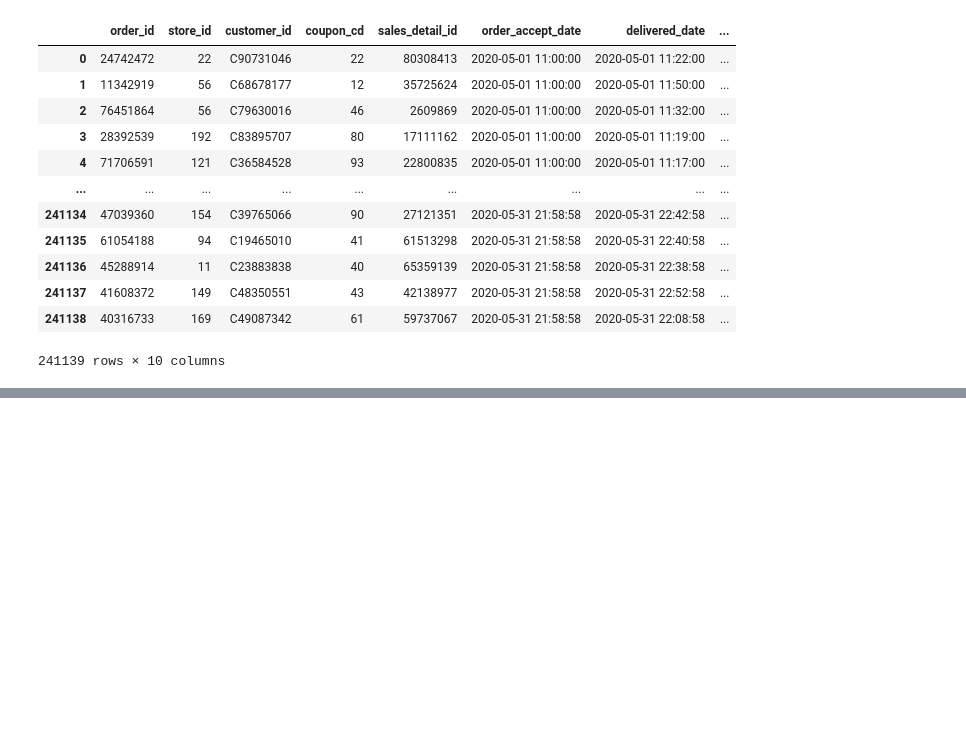
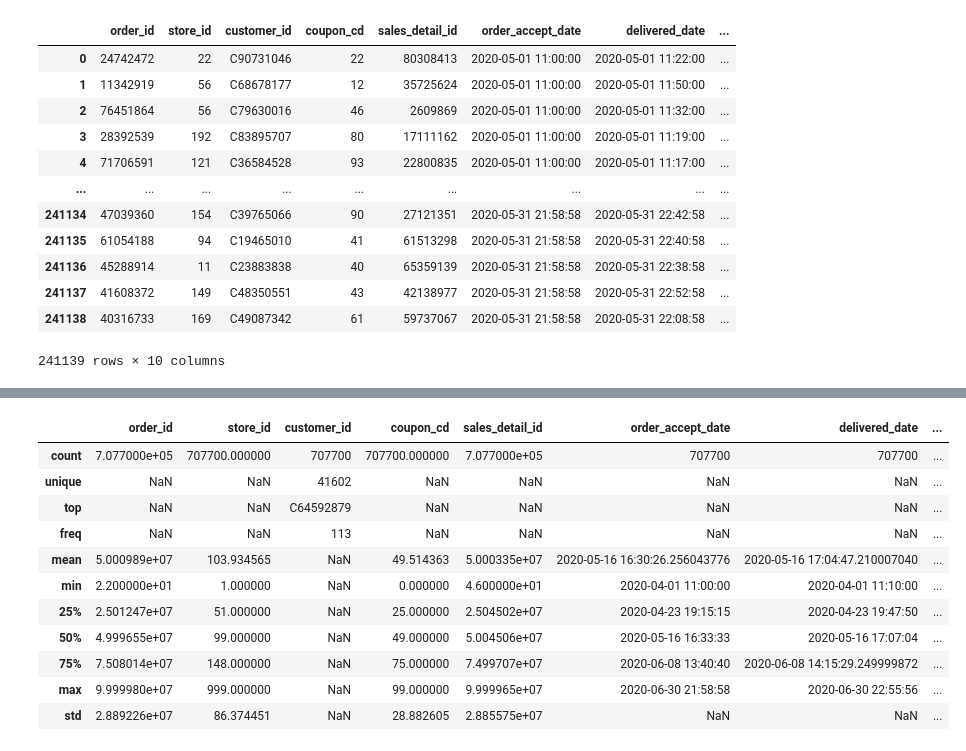
Before and after one commit to CHU1PC/data_analytics_100knock, a Jupyter notebook: MLSys_100Knocks/本章/1章/1.ipynb, the cells around one changed output, grey strips where cells are left out. Cells and saved outputs as stored; diff of their text form; code cells hidden in the pictures; blank space fills up the shorter version.

```diff
--- a/MLSys_100Knocks/本章/1章/1.ipynb
+++ b/MLSys_100Knocks/本章/1章/1.ipynb
@@ -67,0 +140,4 @@ order_all = pd.concat([tbl_order_4, tbl_order_5], ignore_index=True)
+# %%
+order_all["order_accept_date"] = pd.to_datetime(order_all["order_accept_date"])
+order_all["delivered_date"] = pd.to_datetime(order_all["delivered_date"])
+order_all[["order_accept_date", "delivered_date"]].describe()
@@ -67,0 +153,15 @@ order_all = pd.concat([tbl_order_4, tbl_order_5], ignore_index=True)
+# %%
+order_all.describe(include="all")
+# %% [output]
+|  | order_id | store_id | customer_id | coupon_cd | sales_detail_id | order_accept_date | delivered_date | ... |
+| count | 7.077000e+05 | 707700.000000 | 707700 | 707700.000000 | 7.077000e+05 | 707700 | 707700 | ... |
+| unique | NaN | NaN | 41602 | NaN | NaN | NaN | NaN | ... |
+| top | NaN | NaN | C64592879 | NaN | NaN | NaN | NaN | ... |
+| freq | NaN | NaN | 113 | NaN | NaN | NaN | NaN | ... |
+| mean | 5.000989e+07 | 103.934565 | NaN | 49.514363 | 5.000335e+07 | 2020-05-16 16:30:26.256043776 | 2020-05-16 17:04:47.210007040 | ... |
+| min | 2.200000e+01 | 1.000000 | NaN | 0.000000 | 4.600000e+01 | 2020-04-01 11:00:00 | 2020-04-01 11:10:00 | ... |
+| 25% | 2.501247e+07 | 51.000000 | NaN | 25.000000 | 2.504502e+07 | 2020-04-23 19:15:15 | 2020-04-23 19:47:50 | ... |
+| 50% | 4.999655e+07 | 99.000000 | NaN | 49.000000 | 5.004506e+07 | 2020-05-16 16:33:33 | 2020-05-16 17:07:04 | ... |
+| 75% | 7.508014e+07 | 148.000000 | NaN | 75.000000 | 7.499707e+07 | 2020-06-08 13:40:40 | 2020-06-08 14:15:29.249999872 | ... |
+| max | 9.999980e+07 | 999.000000 | NaN | 99.000000 | 9.999965e+07 | 2020-06-30 21:58:58 | 2020-06-30 22:55:56 | ... |
+| std | 2.889226e+07 | 86.374451 | NaN | 28.882605 | 2.885575e+07 | NaN | NaN | ... |
```
Also changed, not shown: parts of 13 cells of this notebook.
